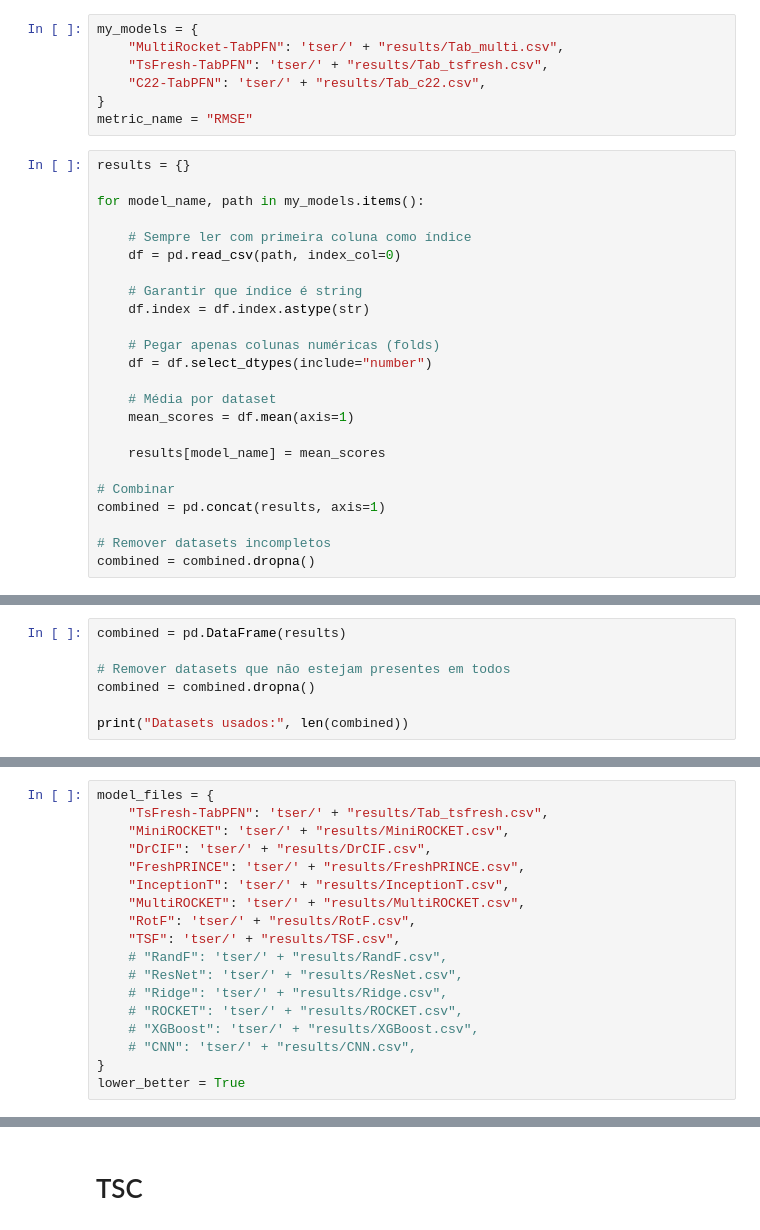
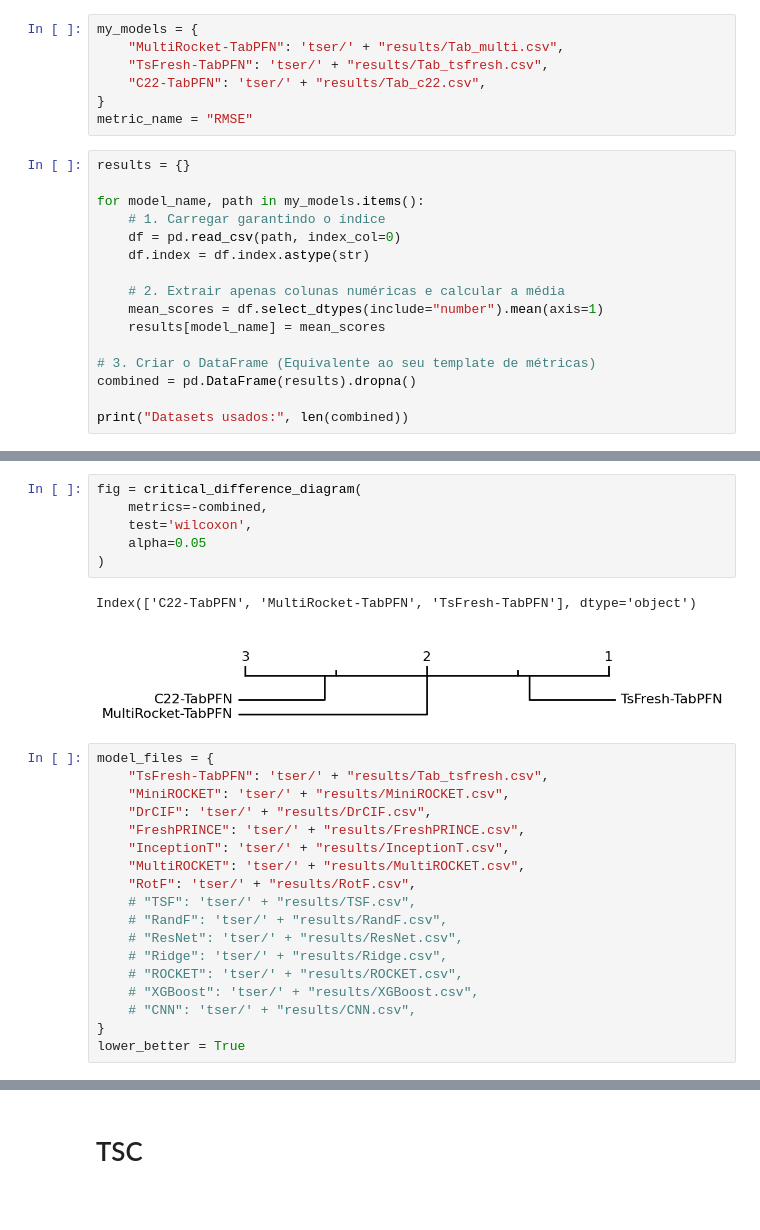
Before and after one commit to gabrielcmerlin/TS2TabPFN, a Jupyter notebook: results.ipynb, the cells around one changed output, grey strips where cells are left out. Drawn from its saved outputs; the diff is of its cells as text; blank space fills up the shorter version.

```diff
--- a/results.ipynb
+++ b/results.ipynb
@@ -18,23 +19,15 @@ metric_name = "RMSE"
 results = {}
 
 for model_name, path in my_models.items():
-
-    # Sempre ler com primeira coluna como índice
+    # 1. Carregar garantindo o índice
     df = pd.read_csv(path, index_col=0)
-
-    # Garantir que índice é string
     df.index = df.index.astype(str)
 
-    # Pegar apenas colunas numéricas (folds)
-    df = df.select_dtypes(include="number")
-
-    # Média por dataset
-    mean_scores = df.mean(axis=1)
-
+    # 2. Extrair apenas colunas numéricas e calcular a média
+    mean_scores = df.select_dtypes(include="number").mean(axis=1)
     results[model_name] = mean_scores
 
-# Combinar
-combined = pd.concat(results, axis=1)
+# 3. Criar o DataFrame (Equivalente ao seu template de métricas)
+combined = pd.DataFrame(results).dropna()
 
-# Remover datasets incompletos
-combined = combined.dropna()
+print("Datasets usados:", len(combined))
@@ -41,7 +35,0 @@ combined = combined.dropna()
-# %%
-combined = pd.DataFrame(results)
-
-# Remover datasets que não estejam presentes em todos
-combined = combined.dropna()
-
-print("Datasets usados:", len(combined))
@@ -70,3 +36,12 @@ plt.show()
+# %%
+fig = critical_difference_diagram(
+    metrics=-combined,
+    test='wilcoxon',
+    alpha=0.05
+)
+# %% [output]
+Index(['C22-TabPFN', 'MultiRocket-TabPFN', 'TsFresh-TabPFN'], dtype='object')
+[figure, added]
 # %%
 model_files = {
     "TsFresh-TabPFN": 'tser/' + "results/Tab_tsfresh.csv",
@@ -76,7 +51,7 @@ model_files = {
     "InceptionT": 'tser/' + "results/InceptionT.csv",
     "MultiROCKET": 'tser/' + "results/MultiROCKET.csv",
     "RotF": 'tser/' + "results/RotF.csv",
-    "TSF": 'tser/' + "results/TSF.csv",
+    # "TSF": 'tser/' + "results/TSF.csv",
     # "RandF": 'tser/' + "results/RandF.csv",
     # "ResNet": 'tser/' + "results/ResNet.csv",
     # "Ridge": 'tser/' + "results/Ridge.csv",
```
Also changed, not shown: parts of 17 cells of this notebook, 6 other files.
